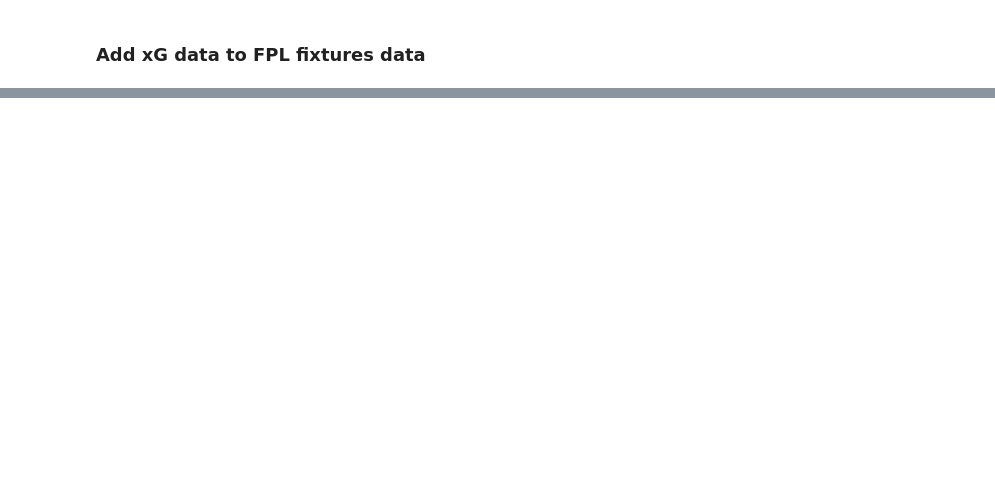
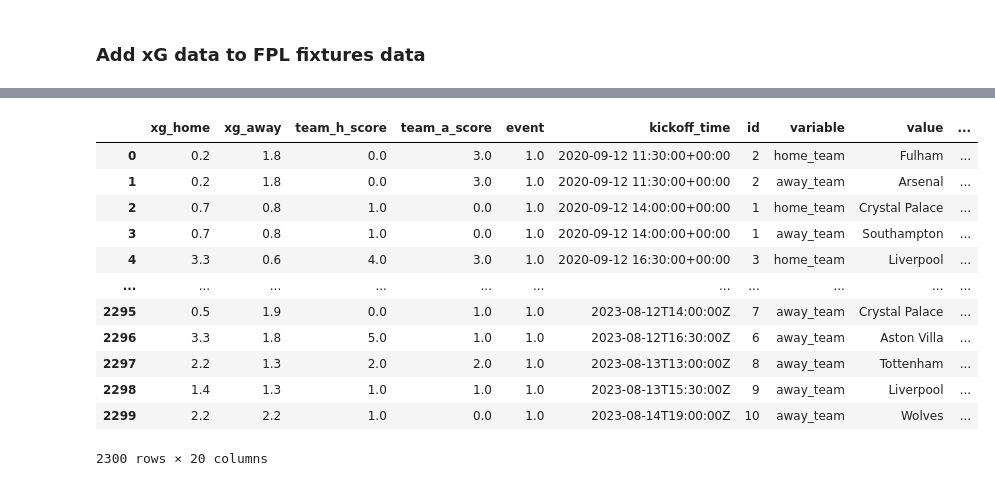
Before and after one commit to jaksticks/Fantasy-Premier-League, a Jupyter notebook: season23_24/notebooks/2_data_processing.ipynb, the cells around one changed output, grey strips where cells are left out. Drawn from its saved outputs; the diff is of its cells as text; code cells hidden in the pictures; blank space fills up the shorter version.

```diff
--- a/season23_24/notebooks/2_data_processing.ipynb
+++ b/season23_24/notebooks/2_data_processing.ipynb
@@ -185,0 +333,18 @@ display(fixtures_fpl[['xg_home', 'xg_away']].isnull().sum())
+# %%
+# concatenate fixtures_melt with team data (previous seasons)
+fixtures_melt = pd.concat([team_data, fixtures_melt], ignore_index=True)
+display(fixtures_melt)
+# %% [output]
+|  | xg_home | xg_away | team_h_score | team_a_score | event | kickoff_time | id | variable | value | ... |
+| 0 | 0.2 | 1.8 | 0.0 | 3.0 | 1.0 | 2020-09-12 11:30:00+00:00 | 2 | home_team | Fulham | ... |
+| 1 | 0.2 | 1.8 | 0.0 | 3.0 | 1.0 | 2020-09-12 11:30:00+00:00 | 2 | away_team | Arsenal | ... |
+| 2 | 0.7 | 0.8 | 1.0 | 0.0 | 1.0 | 2020-09-12 14:00:00+00:00 | 1 | home_team | Crystal Palace | ... |
+| 3 | 0.7 | 0.8 | 1.0 | 0.0 | 1.0 | 2020-09-12 14:00:00+00:00 | 1 | away_team | Southampton | ... |
+| 4 | 3.3 | 0.6 | 4.0 | 3.0 | 1.0 | 2020-09-12 16:30:00+00:00 | 3 | home_team | Liverpool | ... |
+| ... | ... | ... | ... | ... | ... | ... | ... | ... | ... | ... |
+| 2295 | 0.5 | 1.9 | 0.0 | 1.0 | 1.0 | 2023-08-12T14:00:00Z | 7 | away_team | Crystal Palace | ... |
+| 2296 | 3.3 | 1.8 | 5.0 | 1.0 | 1.0 | 2023-08-12T16:30:00Z | 6 | away_team | Aston Villa | ... |
+| 2297 | 2.2 | 1.3 | 2.0 | 2.0 | 1.0 | 2023-08-13T13:00:00Z | 8 | away_team | Tottenham | ... |
+| 2298 | 1.4 | 1.3 | 1.0 | 1.0 | 1.0 | 2023-08-13T15:30:00Z | 9 | away_team | Liverpool | ... |
+| 2299 | 2.2 | 2.2 | 1.0 | 0.0 | 1.0 | 2023-08-14T19:00:00Z | 10 | away_team | Wolves | ... |
+2300 rows × 20 columns
```
Also changed, not shown: parts of 45 cells of this notebook.
